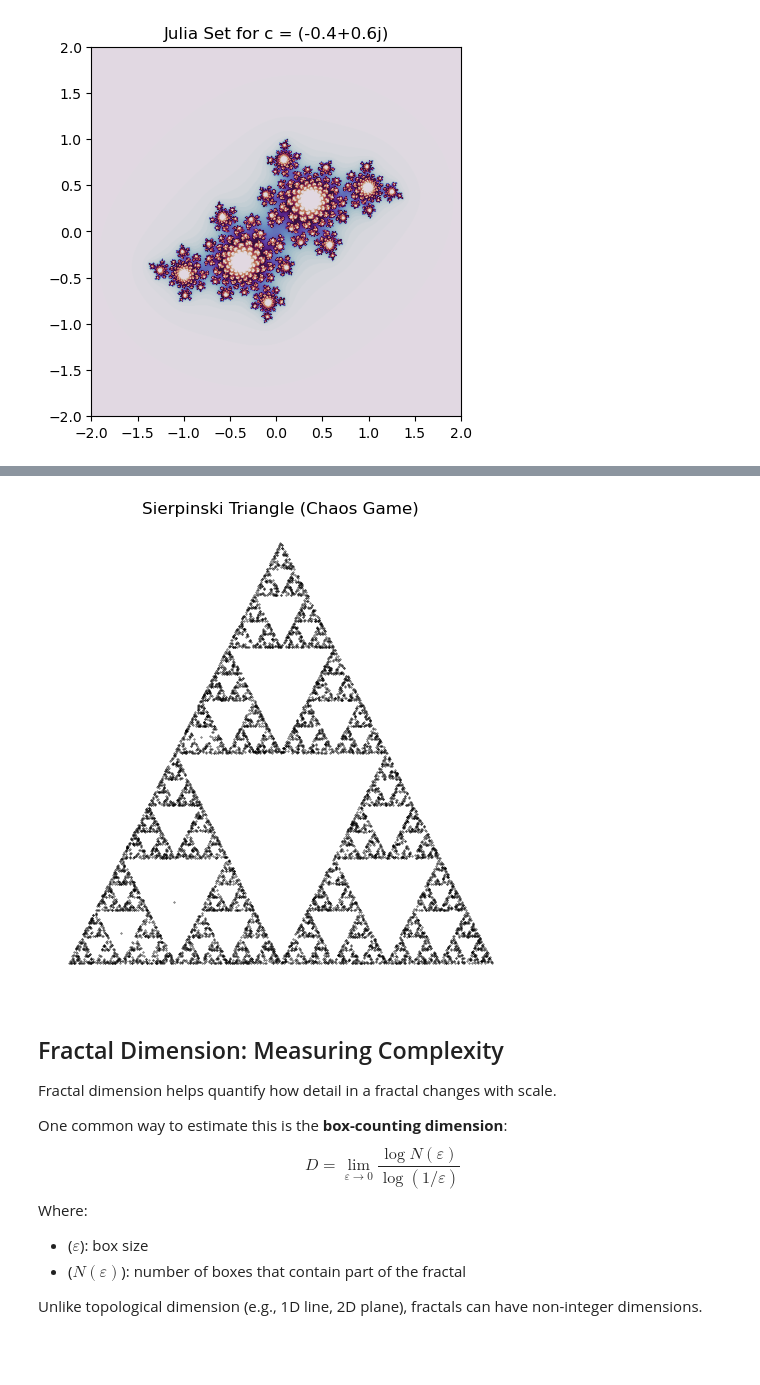
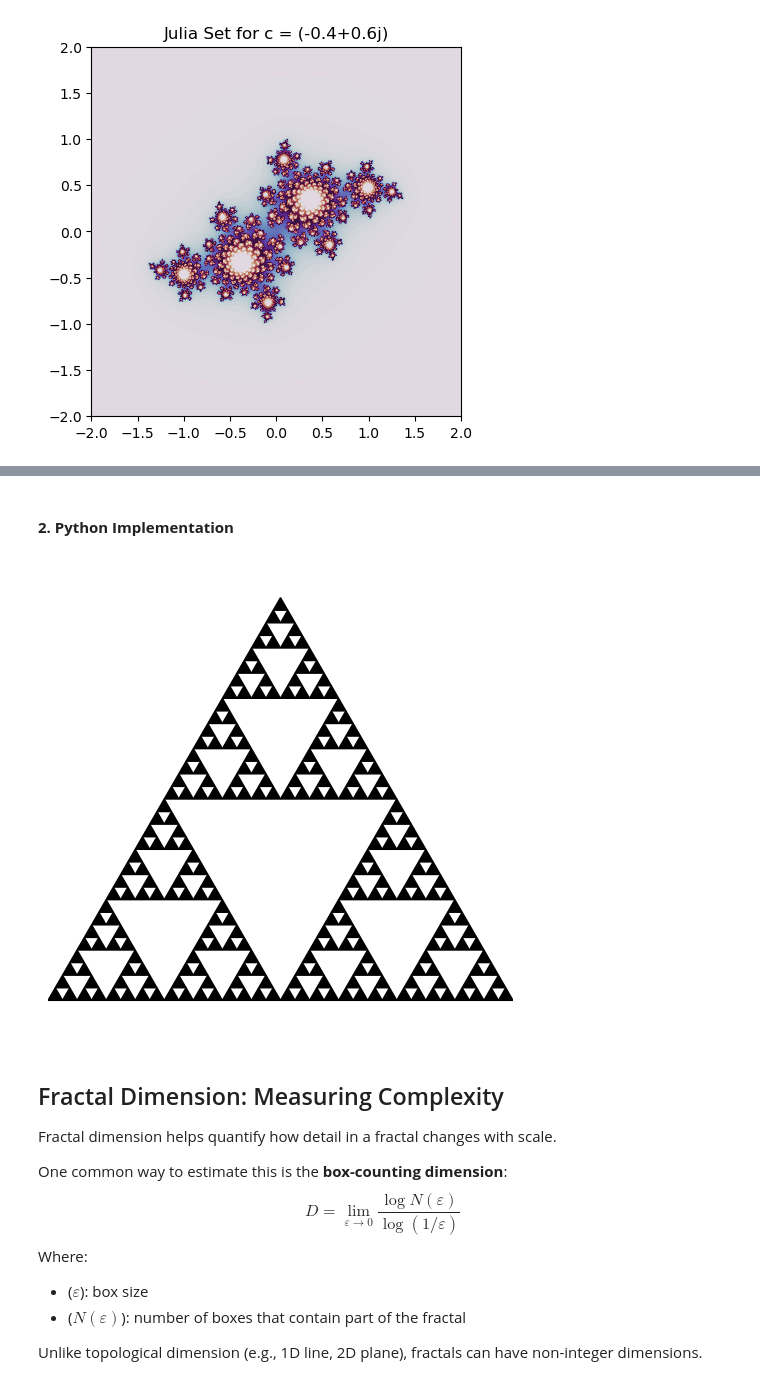
Before and after one commit to dobriddd/Fractals, a Jupyter notebook: Fractals.ipynb, the cells around one changed output, grey strips where cells are left out. Drawn from its saved outputs; the diff is of its cells as text; code cells hidden in the pictures; blank space fills up the shorter version.

```diff
--- a/Fractals.ipynb
+++ b/Fractals.ipynb
@@ -116,23 +181,36 @@ Interestingly, the Sierpinski triangle pattern also appears after shading the od
-# %%
-import random
-
-vertices = np.array([[0, 0], [1, 0], [0.5, np.sqrt(3)/2]])
-point = np.array([0.5, 0.25])
-points = []
-
-for _ in range(10000):
-    vertex = vertices[random.randint(0, 2)]
-    point = (point + vertex) / 2
-    points.append(point)
-
-points = np.array(points)
-plt.figure(figsize=(6, 6))
-plt.scatter(points[:, 0], points[:, 1], s=0.1, color="black")
-plt.title("Sierpinski Triangle (Chaos Game)")
-plt.axis("off")
-plt.show()
-# %% [output]
-[figure, removed]
+# %% [markdown]
+#### **2. Python Implementation**
+# %%
+def draw_triangle(points, color='black'):
+    triangle = plt.Polygon(points, edgecolor='black', facecolor=color)
+    plt.gca().add_patch(triangle)
+
+def sierpinski(points, depth):
+    if depth == 0:
+        draw_triangle(points)
+    else:
+        mid01 = (points[0] + points[1]) / 2
+        mid12 = (points[1] + points[2]) / 2
+        mid20 = (points[2] + points[0]) / 2
+
+        sierpinski([points[0], mid01, mid20], depth - 1)
+        sierpinski([mid01, points[1], mid12], depth - 1)
+        sierpinski([mid20, mid12, points[2]], depth - 1)
+
+p1 = np.array([0, 0])
+p2 = np.array([1, 0])
+p3 = np.array([0.5, np.sqrt(3) / 2])
+triangle_points = [p1, p2, p3]
+
+plt.figure(figsize=(6, 6))
+plt.axis('equal')
+plt.axis('off')
+plt.xlim(0, 1)
+plt.ylim(0, np.sqrt(3)/2)
+sierpinski(triangle_points, depth=5)
+plt.show()
+# %% [output]
+[figure, added]
 # %% [markdown]
 ## Fractal Dimension: Measuring Complexity
 
```
Also changed, not shown: parts of 15 cells of this notebook, 1 other file.
